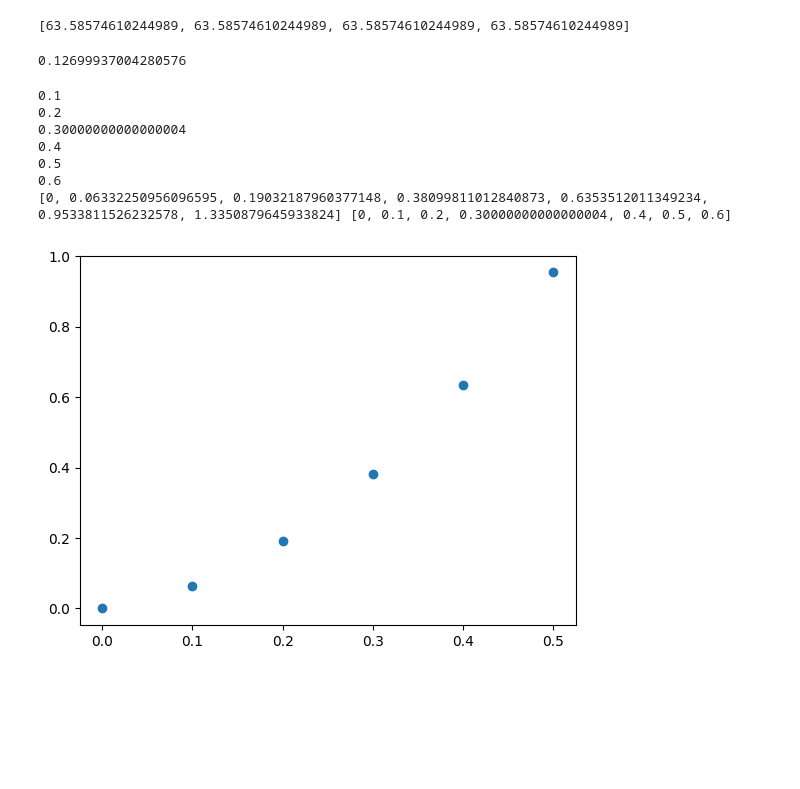
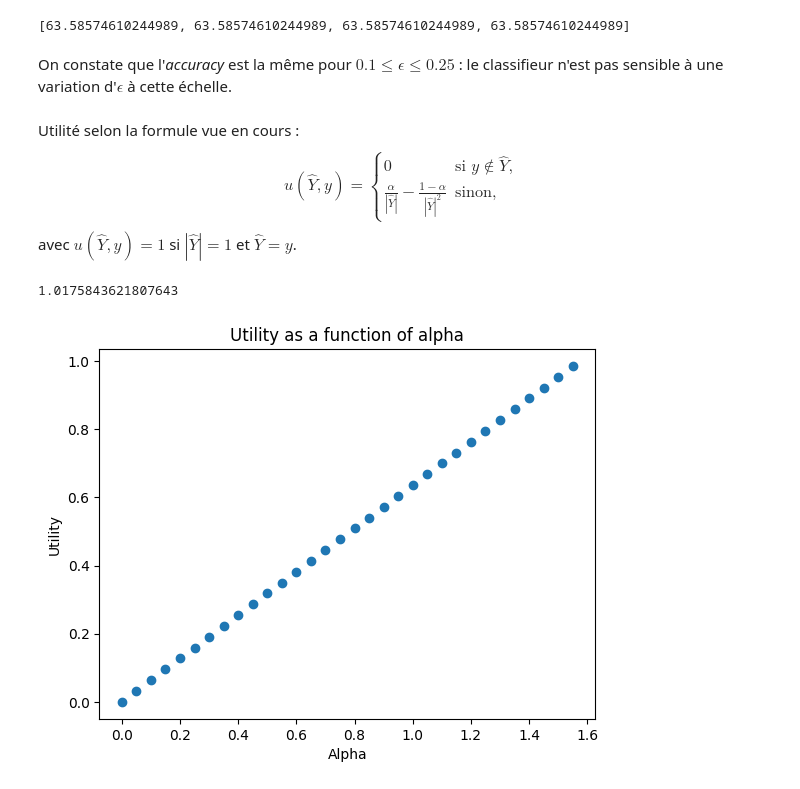
Before and after one commit to Loumr/CSPN, a Jupyter notebook: CSPN.ipynb, the cells around one changed output. Cells and saved outputs as stored; diff of their text form; code cells hidden in the pictures; blank space fills up the shorter version.

```diff
--- a/CSPN.ipynb
+++ b/CSPN.ipynb
@@ -337,6 +365,16 @@ def robustness(spn, eps1, eps2):
 print(robustness(spn_classification, 0.1, 0.3))
 # %% [output]
 [63.58574610244989, 63.58574610244989, 63.58574610244989, 63.58574610244989]
+# %% [markdown]
+On constate que l'*accuracy* est la même pour $0.1 \leq \epsilon \leq 0.25$ : le classifieur n'est pas sensible à une variation d'$\epsilon$ à cette échelle.
+# %% [markdown]
+Utilité selon la formule vue en cours :
+\begin{equation}
+    u(\hat{Y},y) = \left\{ \begin{array}{lll}
+         0 & \mbox{si $y \notin \hat{Y}$}, \\
+         \frac{\alpha}{|\hat{Y}|} - \frac{1-\alpha}{|\hat{Y}|^2} & \mbox{sinon},\end{array} \right.
+\end{equation}
+avec $u(\hat{Y},y) = 1$ si $|\hat{Y}| = 1$ et $\hat{Y} = y$.
 # %%
 def utility(result, alpha):
   u = 0
@@ -346,38 +384,32 @@ def utility(result, alpha):
       u += (alpha/Y) - ((1-alpha)/Y**2)
   return u
 
-utility(result, 0.2)
+utility(result, 1.6)
 # %% [output]
-0.12699937004280576
+1.0175843621807643
 # %%
 %matplotlib inline
 # %%
 def utility(result):
   u_list = [0]
-  u = 0
   Y = len(result)
   alphas = [0]
   alpha = 0
   while u_list[-1] < 1:
-    alpha += 0.1
+    u = 0
+    alpha += 0.05
     alphas.append(alpha)
     for i in range(Y):
       if result[i] == test[i,-1]:
         u += (alpha/Y) - ((1-alpha)/Y**2)
-    print(alpha)
     u_list.append(u)
-  print(u_list, alphas)
   fig, ax = plt.subplots()
   ax.scatter(alphas[:-1], u_list[:-1])
+  ax.set_xlabel('Alpha')
+  ax.set_ylabel('Utility')
+  ax.set_title('Utility as a function of alpha')
   plt.show()
 
 utility(result)
 # %% [output]
-0.1
-0.2
-0.30000000000000004
-0.4
-0.5
-0.6
-[0, 0.06332250956096595, 0.19032187960377148, 0.38099811012840873, 0.6353512011349234, 0.9533811526232578, 1.3350879645933824] [0, 0.1, 0.2, 0.30000000000000004, 0.4, 0.5, 0.6]
-[figure, old version]
+[figure, new version]
```
Also changed, not shown: parts of 30 cells of this notebook.
